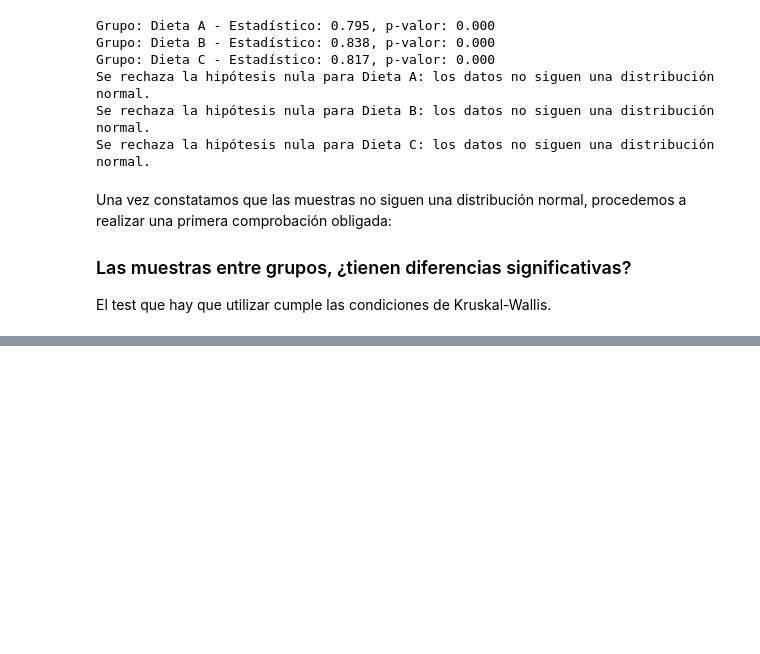
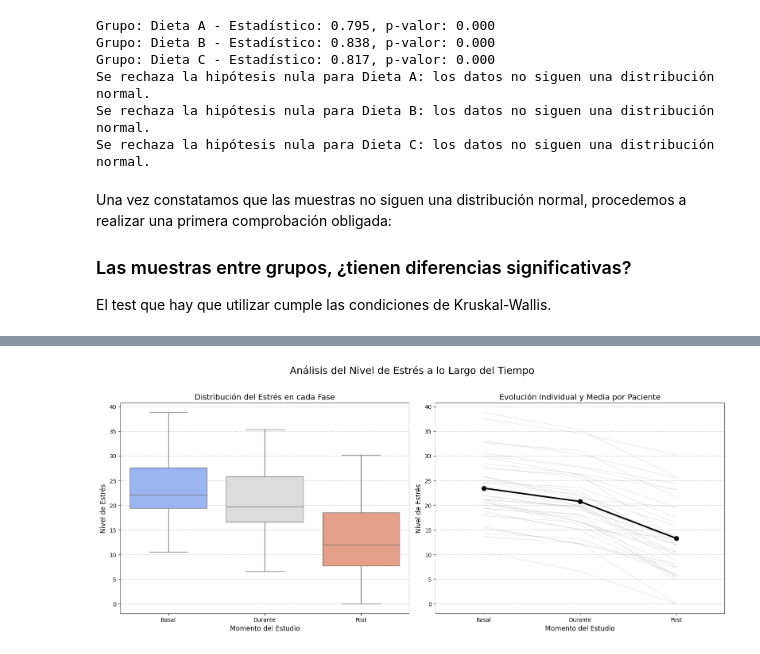
Before and after one commit to mlacasa/EstadisticaQ2, a Jupyter notebook: FactorialAnalysisNonParametrical.ipynb, the cells around one changed output, grey strips where cells are left out. Cells and saved outputs as stored; diff of their text form; code cells hidden in the pictures; blank space fills up the shorter version.

```diff
--- a/FactorialAnalysisNonParametrical.ipynb
+++ b/FactorialAnalysisNonParametrical.ipynb
@@ -318,0 +219,87 @@ plt.show()
+# %%
+# --- 0. Instalación e Importación de Librerías ---
+# Se instala scikit-posthocs para realizar el test post-hoc de Nemenyi
+!pip install -q scikit-posthocs
+
+import numpy as np
+import pandas as pd
+import scipy.stats as stats
+import matplotlib.pyplot as plt
+import seaborn as sns
+import scikit_posthocs as sp
+
+# --- 1. Generación de Datos ---
+np.random.seed(42)
+n_pacientes = 35
+paciente_ids = np.arange(1, n_pacientes + 1)
+
+# Simular datos no normales (distribución gamma)
+estres_basal = np.random.gamma(8, 3, n_pacientes)
+# Suponer una reducción durante y otra mayor después
+estres_durante = estres_basal - np.random.uniform(1, 5, n_pacientes)
+estres_post = estres_basal - np.random.uniform(5, 15, n_pacientes)
+# Asegurarse de que no haya valores negativos
+estres_durante[estres_durante < 0] = 0
+estres_post[estres_post < 0] = 0
+
+# Crear DataFrame en formato largo
+data_long = pd.DataFrame({
+    'Paciente': np.tile(paciente_ids, 3),
+    'Tiempo': np.repeat(['Basal', 'Durante', 'Post'], n_pacientes),
+    'Estres': np.concatenate([estres_basal, estres_durante, estres_post])
+})
+print("--- Vista previa de los datos en formato largo ---")
+print(data_long.head())
+
+# --- 2. Realización del Test de Friedman ---
+print("\n--- Paso 2: Resultados del Test de Friedman ---")
+# La función de scipy requiere los datos como columnas separadas
+friedman_stat, p_value = stats.friedmanchisquare(estres_basal, estres_durante, estres_post)
+
+print(f"Estadístico Chi-cuadrado de Friedman: {friedman_stat:.4f}")
+print(f"P-valor: {p_value:.4f}")
+
+
+# --- 3. Interpretación y Test Post-Hoc de Nemenyi ---
+print("\n--- Paso 3: Interpretación y Análisis Post-Hoc ---")
+alpha = 0.05
+if p_value < alpha:
+    print(f"Conclusión: El p-valor ({p_value:.4f}) es menor que {alpha}, por lo que rechazamos la H0.")
+    print("Existe una diferencia estadísticamente significativa en el nivel de estrés a lo largo del tiempo.")
+
+    # Realizar el test post-hoc de Nemenyi, específico para Friedman
+    print("\n--- Resultados del Test Post-Hoc de Nemenyi ---")
+    nemenyi_results = sp.posthoc_nemenyi_friedman(data_long, y_col='Estres', group_col='Tiempo', block_col='Paciente', block_id_col='Paciente', melted=True)
+    print("Matriz de p-valores del Test de Nemenyi:")
+    print(nemenyi_results)
+else:
+    print(f"Conclusión: El p-valor ({p_value:.4f}) es mayor que {alpha}, por lo que no se puede rechazar la H0.")
+    print("No hay evidencia de un cambio significativo en el nivel de estrés a lo largo del tiempo.")
+
+
+# --- 4. Visualización para Justificar Resultados ---
+print("\n--- Paso 4: Visualización de las Distribuciones ---")
+fig, axes = plt.subplots(1, 2, figsize=(16, 7))
+fig.suptitle('Análisis del Nivel de Estrés a lo Largo del Tiempo', fontsize=18)
+
+# Gráfico de Cajas (Boxplot) para comparar distribuciones
+sns.boxplot(x='Tiempo', y='Estres', data=data_long, hue='Tiempo', palette='coolwarm', ax=axes[0], legend=False)
+axes[0].set_title('Distribución del Estrés en cada Fase', fontsize=14)
+axes[0].set_xlabel('Momento del Estudio', fontsize=12)
+axes[0].set_ylabel('Nivel de Estrés', fontsize=12)
+axes[0].grid(axis='y', linestyle='--', alpha=0.7)
+
+# Gráfico de Líneas para mostrar la evolución por paciente
+sns.lineplot(x='Tiempo', y='Estres', data=data_long, units='Paciente',
+             estimator=None, lw=0.5, alpha=0.4, color='grey', ax=axes[1])
+# Superponer la media para ver la tendencia general
+sns.pointplot(x='Tiempo', y='Estres', data=data_long, color='black',
+              errorbar=None, capsize=0.1, ax=axes[1])
+axes[1].set_title('Evolución Individual y Media por Paciente', fontsize=14)
+axes[1].set_xlabel('Momento del Estudio', fontsize=12)
+axes[1].set_ylabel('Nivel de Estrés', fontsize=12)
+axes[1].grid(axis='y', linestyle='--', alpha=0.7)
+
+plt.tight_layout(rect=[0, 0, 1, 0.96])
+plt.show()
+# %% [output]
@@ -318,0 +323 @@ plt.show()
+[figure, added]
```
Also changed, not shown: parts of 14 cells of this notebook.
